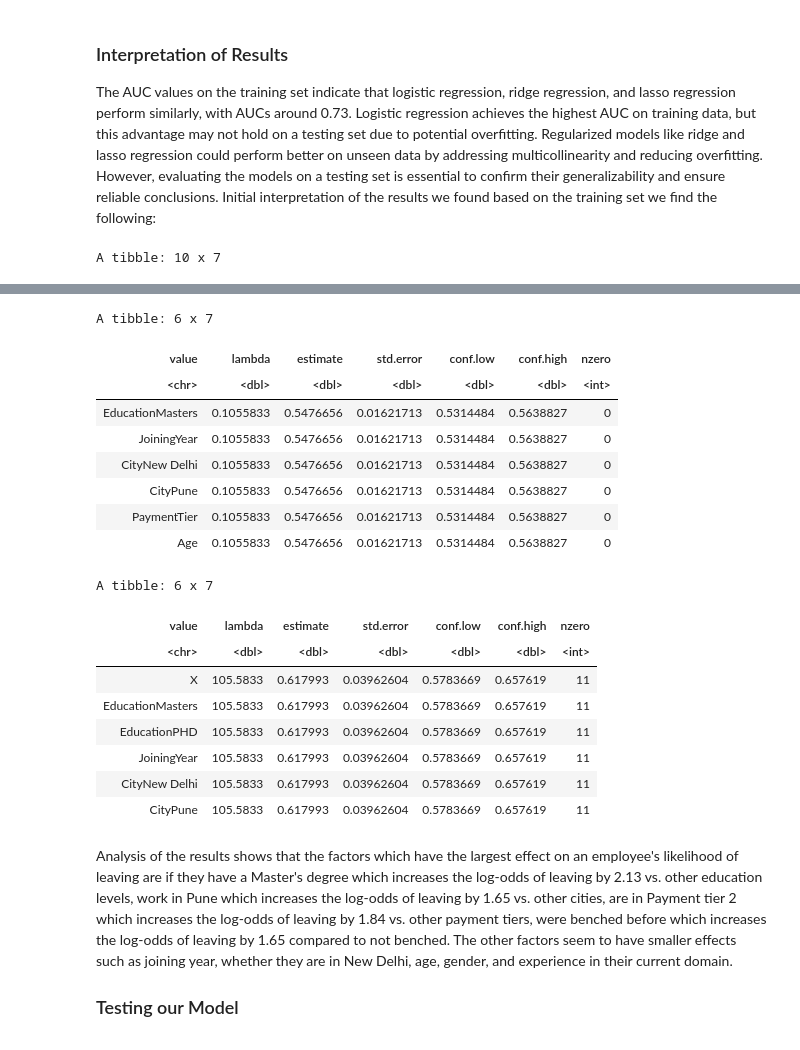
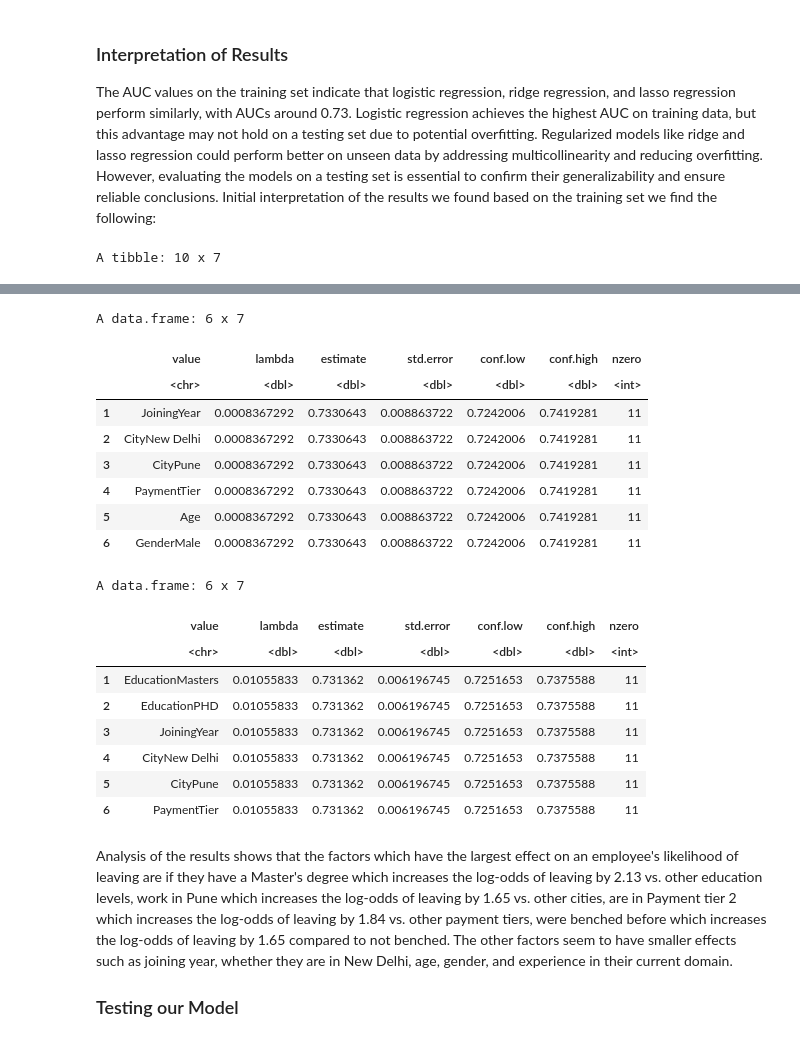
Before and after one commit to vivaanjhaveri/employee-dataset, a Jupyter notebook: Group_24_Final_Report_Rough_Draft.ipynb, the cells around one changed output, grey strips where cells are left out. Drawn from its saved outputs; the diff is of its cells as text; code cells hidden in the pictures.

Commit message:
Fixed min lambda code

```diff
--- a/Group_24_Final_Report_Rough_Draft.ipynb
+++ b/Group_24_Final_Report_Rough_Draft.ipynb
@@ -334,61 +334,63 @@ ridge_selected_coefs <- rownames(ridge_coef)[ridge_non_zero_indices]
 ridge_selected_coefs <- ridge_selected_features[-1]  # Remove intercept (first row)
 
 # Save results as tibble
-lasso_selected_coefs <- as_tibble(lasso_selected_features)
-ridge_selected_coefs <- as_tibble(ridge_selected_features)
+lasso_selected_coefs <- as_tibble(lasso_selected_coefs)
+ridge_selected_coefs <- as_tibble(ridge_selected_coefs)
 # %%
 # Main developer: Vivaan Jhaveri, Michael Wang
 # Contributors: Ethan Rajkumar, Ruhani Kaur
 
 # Applying exponeitated coeficents & getting confidence intervals
 logistic_model_summary <- tidy(logistic_model, exponentiate = TRUE, conf.int = TRUE)
 lasso_model_summary <- tidy(lasso_model, exponentiate = TRUE, conf.int = TRUE)
 ridge_model_summary <- tidy(ridge_model, exponentiate = TRUE, conf.int = TRUE)
 
 # Filter for significant predictors
 significant_predictors_logistic <- logistic_model_summary %>%
   filter(p.value < 0.05)%>%
   as_tibble()
 
-significant_predictors_lasso <- merge(lasso_selected_coefs, lasso_model_summary) %>% as_tibble()
-significant_predictors_ridge <- merge(ridge_selected_coefs, ridge_model_summary) %>% as_tibble()
+significant_predictors_lasso <- merge(lasso_selected_coefs, lasso_model_summary) %>%
+    filter(lambda == min(lambda))
+significant_predictors_ridge <- merge(ridge_selected_coefs, ridge_model_summary)  %>%
+    filter(lambda == min(lambda))
 
 # Display table of significant predictors
 significant_predictors_logistic
 head(significant_predictors_lasso)
 head(significant_predictors_ridge)
 # %% [output]
 A tibble: 10 x 7
 | term | estimate | std.error | statistic | p.value | conf.low | conf.high |
 | <chr> | <dbl> | <dbl> | <dbl> | <dbl> | <dbl> | <dbl> |
 | (Intercept) | 2.213307e-176 | 44.86076655 | -9.015907 | 1.952484e-19 | 9.270419e-215 | 2.282073e-138 |
 | EducationMasters | 2.280971e+00 | 0.11226743 | 7.344972 | 2.058020e-13 | 1.831782e+00 | 2.844964e+00 |
 | JoiningYear | 1.223397e+00 | 0.02226400 | 9.056391 | 1.348384e-19 | 1.171392e+00 | 1.278246e+00 |
 | CityNew Delhi | 5.712332e-01 | 0.11534656 | -4.854569 | 1.206490e-06 | 4.549394e-01 | 7.151322e-01 |
 | CityPune | 1.852189e+00 | 0.09668566 | 6.374971 | 1.829974e-10 | 1.532382e+00 | 2.238754e+00 |
 | PaymentTier | 7.097420e-01 | 0.07266857 | -4.718047 | 2.381189e-06 | 6.156616e-01 | 8.186921e-01 |
 | Age | 9.591432e-01 | 0.01012854 | -4.118548 | 3.812673e-05 | 9.402147e-01 | 9.783098e-01 |
 | GenderMale | 3.876154e-01 | 0.08321475 | -11.389108 | 4.738175e-30 | 3.291285e-01 | 4.560999e-01 |
 | EverBenchedYes | 1.716716e+00 | 0.12350061 | 4.375793 | 1.209919e-05 | 1.346794e+00 | 2.186149e+00 |
 | ExperienceInCurrentDomain | 9.390893e-01 | 0.02609971 | -2.407868 | 1.604596e-02 | 8.922059e-01 | 9.883461e-01 |
-A tibble: 6 x 7
+A data.frame: 6 x 7
-| value | lambda | estimate | std.error | conf.low | conf.high | nzero |
-| <chr> | <dbl> | <dbl> | <dbl> | <dbl> | <dbl> | <int> |
-| EducationMasters | 0.1055833 | 0.5476656 | 0.01621713 | 0.5314484 | 0.5638827 | 0 |
-| JoiningYear | 0.1055833 | 0.5476656 | 0.01621713 | 0.5314484 | 0.5638827 | 0 |
-| CityNew Delhi | 0.1055833 | 0.5476656 | 0.01621713 | 0.5314484 | 0.5638827 | 0 |
-| CityPune | 0.1055833 | 0.5476656 | 0.01621713 | 0.5314484 | 0.5638827 | 0 |
-| PaymentTier | 0.1055833 | 0.5476656 | 0.01621713 | 0.5314484 | 0.5638827 | 0 |
-| Age | 0.1055833 | 0.5476656 | 0.01621713 | 0.5314484 | 0.5638827 | 0 |
+|  | value | lambda | estimate | std.error | conf.low | conf.high | nzero |
+|  | <chr> | <dbl> | <dbl> | <dbl> | <dbl> | <dbl> | <int> |
+| 1 | JoiningYear | 0.0008367292 | 0.7330643 | 0.008863722 | 0.7242006 | 0.7419281 | 11 |
+| 2 | CityNew Delhi | 0.0008367292 | 0.7330643 | 0.008863722 | 0.7242006 | 0.7419281 | 11 |
+| 3 | CityPune | 0.0008367292 | 0.7330643 | 0.008863722 | 0.7242006 | 0.7419281 | 11 |
+| 4 | PaymentTier | 0.0008367292 | 0.7330643 | 0.008863722 | 0.7242006 | 0.7419281 | 11 |
+| 5 | Age | 0.0008367292 | 0.7330643 | 0.008863722 | 0.7242006 | 0.7419281 | 11 |
+| 6 | GenderMale | 0.0008367292 | 0.7330643 | 0.008863722 | 0.7242006 | 0.7419281 | 11 |
-A tibble: 6 x 7
+A data.frame: 6 x 7
-| value | lambda | estimate | std.error | conf.low | conf.high | nzero |
-| <chr> | <dbl> | <dbl> | <dbl> | <dbl> | <dbl> | <int> |
-| X | 105.5833 | 0.617993 | 0.03962604 | 0.5783669 | 0.657619 | 11 |
-| EducationMasters | 105.5833 | 0.617993 | 0.03962604 | 0.5783669 | 0.657619 | 11 |
-| EducationPHD | 105.5833 | 0.617993 | 0.03962604 | 0.5783669 | 0.657619 | 11 |
-| JoiningYear | 105.5833 | 0.617993 | 0.03962604 | 0.5783669 | 0.657619 | 11 |
-| CityNew Delhi | 105.5833 | 0.617993 | 0.03962604 | 0.5783669 | 0.657619 | 11 |
-| CityPune | 105.5833 | 0.617993 | 0.03962604 | 0.5783669 | 0.657619 | 11 |
+|  | value | lambda | estimate | std.error | conf.low | conf.high | nzero |
+|  | <chr> | <dbl> | <dbl> | <dbl> | <dbl> | <dbl> | <int> |
+| 1 | EducationMasters | 0.01055833 | 0.731362 | 0.006196745 | 0.7251653 | 0.7375588 | 11 |
+| 2 | EducationPHD | 0.01055833 | 0.731362 | 0.006196745 | 0.7251653 | 0.7375588 | 11 |
+| 3 | JoiningYear | 0.01055833 | 0.731362 | 0.006196745 | 0.7251653 | 0.7375588 | 11 |
+| 4 | CityNew Delhi | 0.01055833 | 0.731362 | 0.006196745 | 0.7251653 | 0.7375588 | 11 |
+| 5 | CityPune | 0.01055833 | 0.731362 | 0.006196745 | 0.7251653 | 0.7375588 | 11 |
+| 6 | PaymentTier | 0.01055833 | 0.731362 | 0.006196745 | 0.7251653 | 0.7375588 | 11 |
 # %% [markdown]
 Analysis of the results shows that the factors which have the largest effect on an employee's likelihood of leaving are if they have a Master's degree which increases the log-odds of leaving by 2.13 vs. other education levels, work in Pune which increases the log-odds of leaving by 1.65 vs. other cities, are in Payment tier 2 which increases the log-odds of leaving by 1.84 vs. other payment tiers, were benched before which increases the log-odds of leaving by 1.65 compared to not benched. The other factors seem to have smaller effects such as joining year, whether they are in New Delhi, age, gender, and experience in their current domain.
 
```
